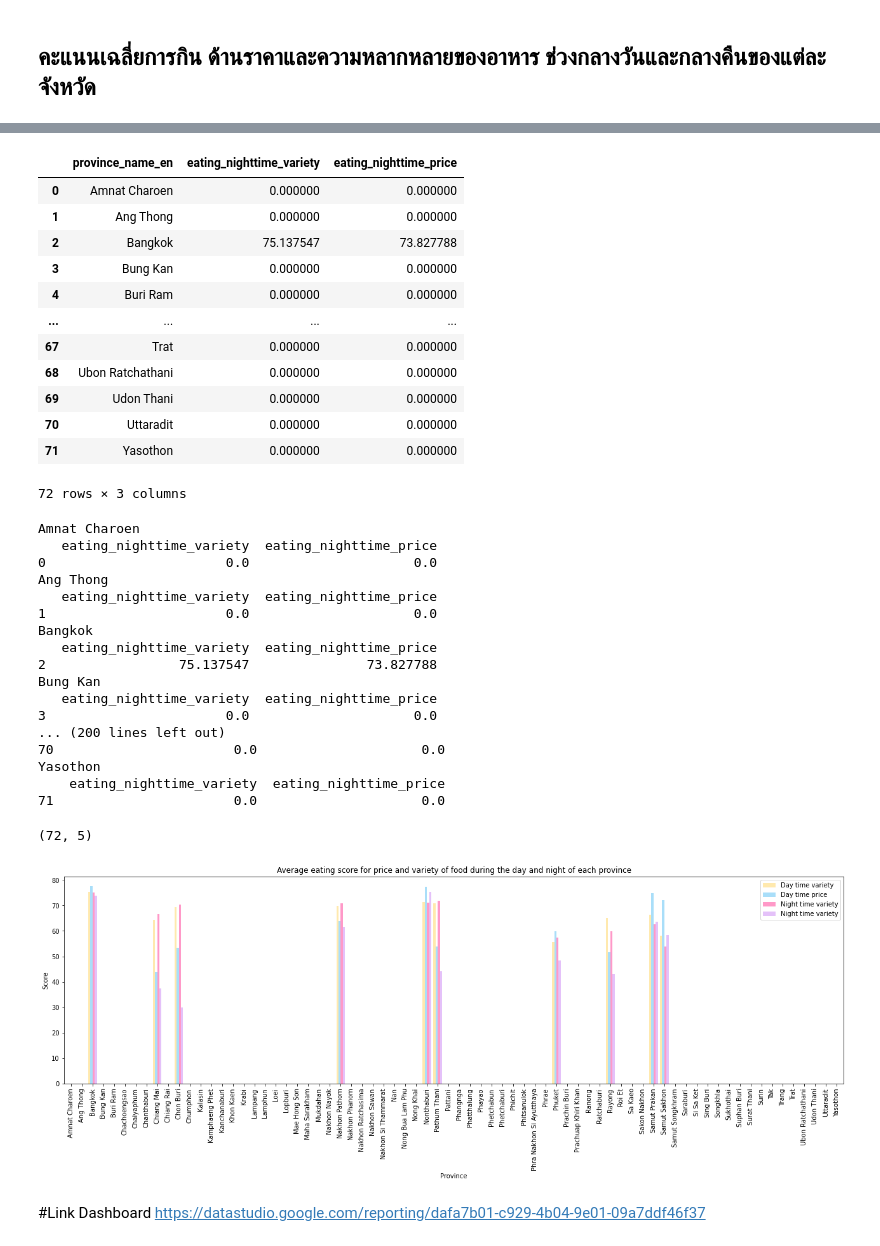
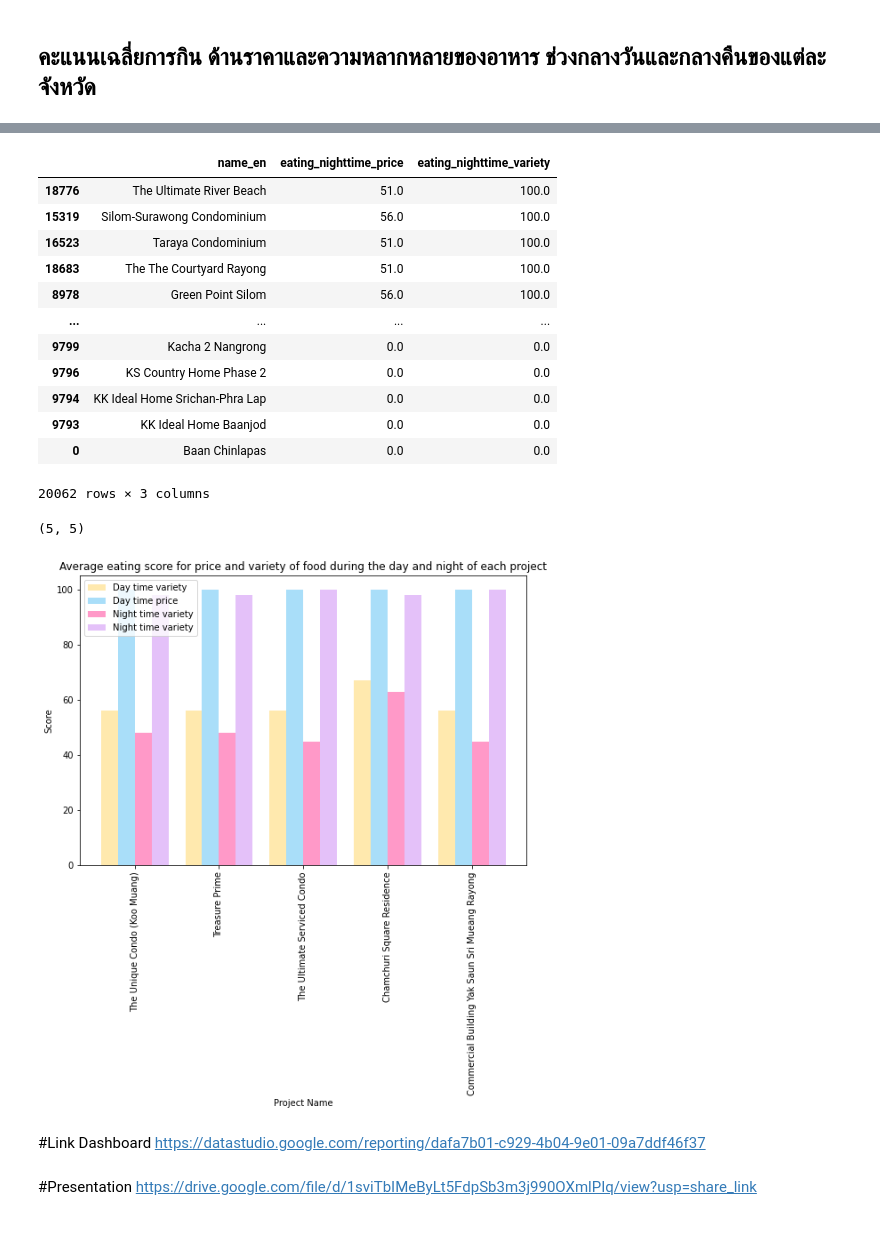
Before and after one commit to nannthd/BasicProg_DataViz65, a Jupyter notebook: Project.ipynb, the cells around one changed output, grey strips where cells are left out. Cells and saved outputs as stored; diff of their text form; code cells hidden in the pictures.

```diff
--- a/Project.ipynb
+++ b/Project.ipynb
@@ -991,6 +961,7 @@ plt.title('Average score to reach the place by driving');
 # %% [markdown]
 ## คะแนนเฉลี่ยการกิน ด้านราคาและความหลากหลายของอาหาร ช่วงกลางวันและกลางคืนของแต่ละจังหวัด
 # %%
-eatdaytime= dataall.groupby('province_name_en')['eating_daytime_variety','eating_daytime_price'].mean().reset_index()
+eatdaytime1= dataall.groupby('name_en')['eating_daytime_price','eating_daytime_variety'].mean().reset_index()
+eatdaytime = eatdaytime1.sort_values('eating_daytime_variety',ascending=False)
 eatdaytime
 # %% [output]
@@ -1032,58 +981,40 @@ Yasothon
 # %%
-eatnighttime=dataall.groupby('province_name_en')['eating_nighttime_variety','eating_nighttime_price'].mean().reset_index()
+eatnighttime1=dataall.groupby('name_en')['eating_nighttime_price','eating_nighttime_variety'].mean().reset_index()
+eatnighttime = eatnighttime1.sort_values('eating_nighttime_variety',ascending=False)
 eatnighttime
 # %% [output]
-|  | province_name_en | eating_nighttime_variety | eating_nighttime_price |
-| 0 | Amnat Charoen | 0.000000 | 0.000000 |
-| 1 | Ang Thong | 0.000000 | 0.000000 |
-| 2 | Bangkok | 75.137547 | 73.827788 |
-| 3 | Bung Kan | 0.000000 | 0.000000 |
-| 4 | Buri Ram | 0.000000 | 0.000000 |
+|  | name_en | eating_nighttime_price | eating_nighttime_variety |
+| 18776 | The Ultimate River Beach | 51.0 | 100.0 |
+| 15319 | Silom-Surawong Condominium | 56.0 | 100.0 |
+| 16523 | Taraya Condominium | 51.0 | 100.0 |
+| 18683 | The The Courtyard Rayong | 51.0 | 100.0 |
+| 8978 | Green Point Silom | 56.0 | 100.0 |
 | ... | ... | ... | ... |
-| 67 | Trat | 0.000000 | 0.000000 |
-| 68 | Ubon Ratchathani | 0.000000 | 0.000000 |
-| 69 | Udon Thani | 0.000000 | 0.000000 |
-| 70 | Uttaradit | 0.000000 | 0.000000 |
-| 71 | Yasothon | 0.000000 | 0.000000 |
+| 9799 | Kacha 2 Nangrong | 0.0 | 0.0 |
+| 9796 | KS Country Home Phase 2 | 0.0 | 0.0 |
+| 9794 | KK Ideal Home Srichan-Phra Lap | 0.0 | 0.0 |
+| 9793 | KK Ideal Home Baanjod | 0.0 | 0.0 |
+| 0 | Baan Chinlapas | 0.0 | 0.0 |
-72 rows × 3 columns
+20062 rows × 3 columns
-# %%
-for row in eatnighttime.iterrows():
-    print(row[1]['province_name_en'])
-    print(eatnighttime[(eatnighttime['province_name_en']==row[1]['province_name_en']) & (eatnighttime['eating_nighttime_variety']==row[1]['eating_nighttime_variety'])][['eating_nighttime_variety','eating_nighttime_price']])
-# %% [output]
-Amnat Charoen
-   eating_nighttime_variety  eating_nighttime_price
-0                       0.0                     0.0
-Ang Thong
-   eating_nighttime_variety  eating_nighttime_price
-1                       0.0                     0.0
-Bangkok
-   eating_nighttime_variety  eating_nighttime_price
-2                 75.137547               73.827788
-Bung Kan
-   eating_nighttime_variety  eating_nighttime_price
-3                       0.0                     0.0
-... (200 lines left out)
-70                       0.0                     0.0
-Yasothon
-    eating_nighttime_variety  eating_nighttime_price
-71                       0.0                     0.0
 # %%
-eat = eatdaytime.merge(eatnighttime, left_on='province_name_en',right_on='province_name_en')
+eat = eatdaytime.merge(eatnighttime, left_on='name_en',right_on='name_en').head(5)
 print(eat.shape)
 # %% [output]
-(72, 5)
+(5, 5)
 # %%
 import matplotlib
-matplotlib.rcParams['figure.figsize']=[22,6]
+matplotlib.rcParams['figure.figsize']=[9,6]
 # %%
-eat.plot(kind='bar', x='province_name_en',color=['#FFE9AE','#A9DEF9','#FF99C8','#E4C1F9'],width=0.8)
-plt.xlabel('Province')
+eat.plot(kind='bar', x='name_en',color=['#FFE9AE','#A9DEF9','#FF99C8','#E4C1F9'],width=0.8)
+plt.xlabel('Project Name')
 plt.ylabel('Score')
 plt.legend(labels=['Day time variety', 'Day time price','Night time variety','Night time variety'])
-plt.title('Average eating score for price and variety of food during the day and night of each province');
+plt.title('Average eating score for price and variety of food during the day and night of each project');
 # %% [output]
-[figure, old version]
+[figure, new version]
 # %% [markdown]
 #Link Dashboard
 https://datastudio.google.com/reporting/dafa7b01-c929-4b04-9e01-09a7ddf46f37
+# %% [markdown]
+#Presentation
+https://drive.google.com/file/d/1sviTbIMeByLt5FdpSb3m3j990OXmlPIq/view?usp=share_link
```
Also changed, not shown: parts of 12 cells of this notebook.
